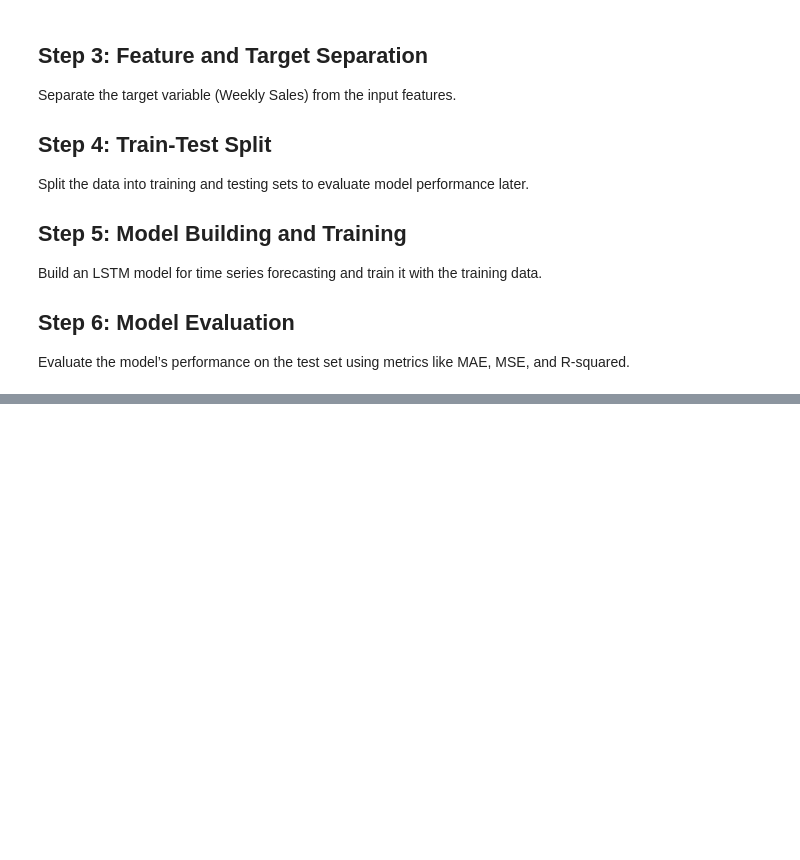
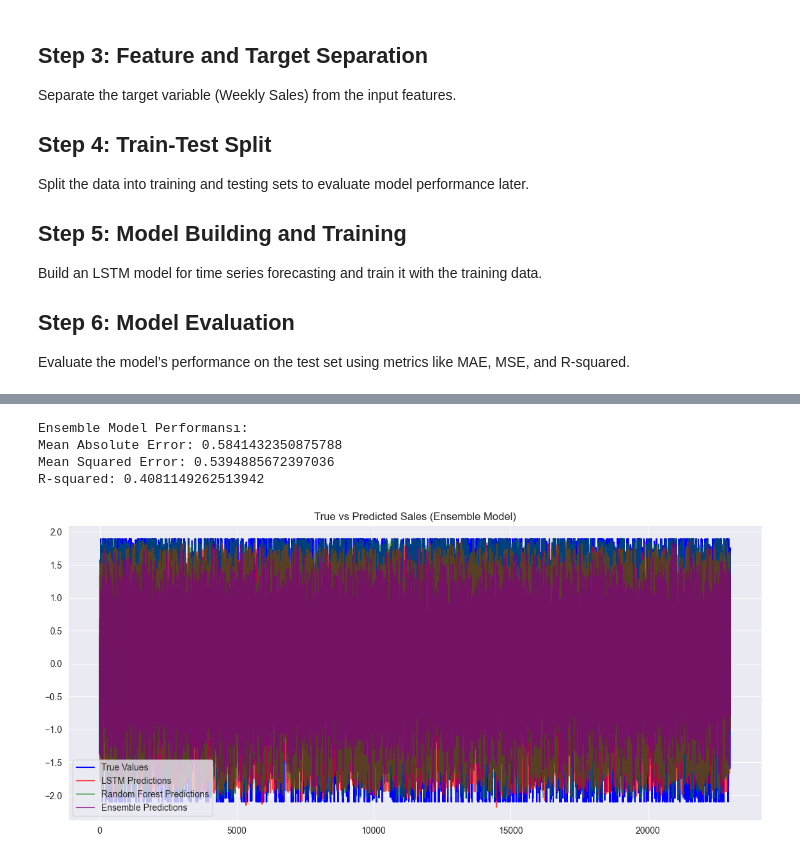
Before and after one commit to egemenozen1/Walmart-LSTM-Sales-Forecasting, a Jupyter notebook: Notebooks/Notebook2-ModelDevelopment.ipynb, the cells around one changed output, grey strips where cells are left out. Drawn from its saved outputs; the diff is of its cells as text; code cells hidden in the pictures; blank space fills up the shorter version.

Commit message:
Model for now!

```diff
--- a/Notebooks/Notebook2-ModelDevelopment.ipynb
+++ b/Notebooks/Notebook2-ModelDevelopment.ipynb
@@ -193,0 +236,15 @@ print("Models and dataset saved.")
+# %%
+# Mevcut tarih özelliklerini kullanarak yeni özellikler
+data['Month'] = data['Date'].dt.month
+data['WeekOfYear'] = data['Date'].dt.isocalendar().week
+data['DayOfWeek'] = data['Date'].dt.dayofweek
+
+# Yeni özelliklerle veri setini yeniden ayırma
+X = data.drop(['Weekly_Sales_Log_Standardized', 'Date'], axis=1)  # 'Date' sütununu çıkarıyoruz
+y = data['Weekly_Sales_Log_Standardized']
+X_train, X_test, y_train, y_test = train_test_split(X, y, test_size=0.2, random_state=42)
+
+# Standartlaştırma
+scaler = StandardScaler()
+X_train = scaler.fit_transform(X_train)
+X_test = scaler.transform(X_test)
@@ -193,0 +292,35 @@ print("Models and dataset saved.")
+# %%
+# LSTM tahminleri ve başka bir modelin (örneğin Random Forest) tahminleriyle ensemble
+y_pred_rf = rf_model.predict(X_test)  # Mevcut RandomForest modeli
+y_pred_lstm_new = y_pred_lstm_new.flatten()
+
+# Tahminlerin uzunluklarını eşitleme
+min_len = min(len(y_pred_lstm_new), len(y_pred_rf))
+y_pred_lstm_new = y_pred_lstm_new[:min_len]
+y_pred_rf = y_pred_rf[:min_len]
+y_test_aligned = y_test[:min_len]
+
+# Ensemble (Basit Ortalama) Tahminleri
+y_pred_ensemble = (y_pred_lstm_new + y_pred_rf) / 2
+
+# Performans değerlendirme
+print("Ensemble Model Performansı:")
+print("Mean Absolute Error:", mean_absolute_error(y_test_aligned, y_pred_ensemble))
+print("Mean Squared Error:", mean_squared_error(y_test_aligned, y_pred_ensemble))
+print("R-squared:", r2_score(y_test_aligned, y_pred_ensemble))
+
+# Sonuçları görselleştirme
+plt.figure(figsize=(14, 6))
+plt.plot(y_test_aligned.values, label="True Values", color="blue")
+plt.plot(y_pred_lstm_new, label="LSTM Predictions", color="red", alpha=0.7)
+plt.plot(y_pred_rf, label="Random Forest Predictions", color="green", alpha=0.5)
+plt.plot(y_pred_ensemble, label="Ensemble Predictions", color="purple", alpha=0.7)
+plt.legend()
+plt.title("True vs Predicted Sales (Ensemble Model)")
+plt.show()
+# %% [output]
+Ensemble Model Performansı:
+Mean Absolute Error: 0.5841432350875788
+Mean Squared Error: 0.5394885672397036
+R-squared: 0.4081149262513942
+[figure, added]
```
Also changed, not shown: parts of 9 cells of this notebook, 1 other file.
